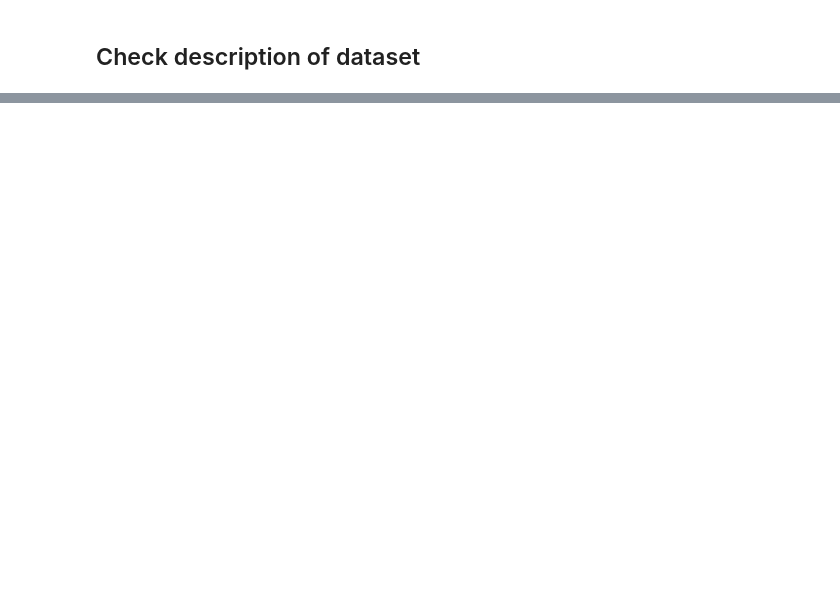
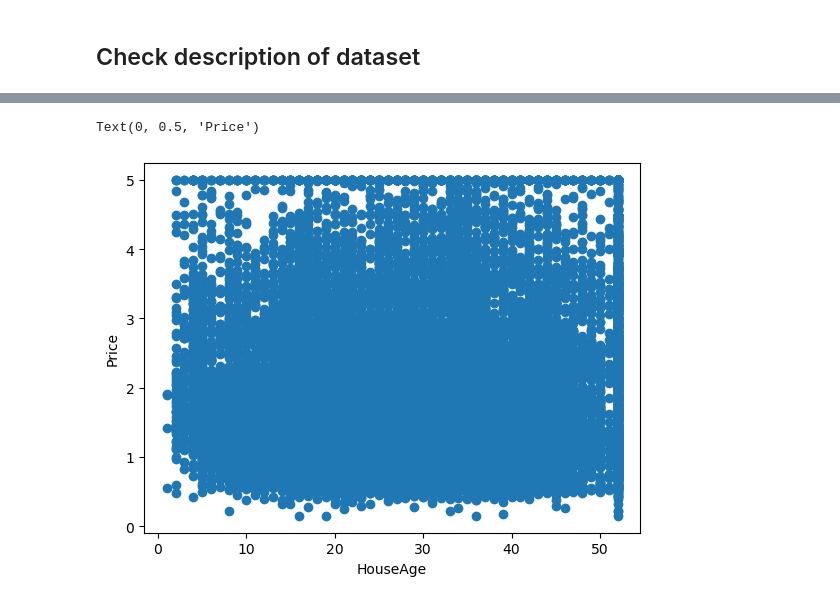
Before and after one commit to xiayulin123/CaliforniaHouseValue_Prediction_newDataset, a Jupyter notebook: Linear_Regression.ipynb, the cells around one changed output, grey strips where cells are left out. Drawn from its saved outputs; the diff is of its cells as text; code cells hidden in the pictures; blank space fills up the shorter version.

```diff
--- a/Linear_Regression.ipynb
+++ b/Linear_Regression.ipynb
@@ -91,0 +142,7 @@ no changes added to commit (use "git add" and/or "git commit -a")
+# %%
+plt.scatter(dataset['HouseAge'], dataset['Price'])
+plt.xlabel("HouseAge")
+plt.ylabel("Price")
+# %% [output]
+Text(0, 0.5, 'Price')
+[figure, added]
```
Also changed, not shown: parts of 22 cells of this notebook, 1 other file.
